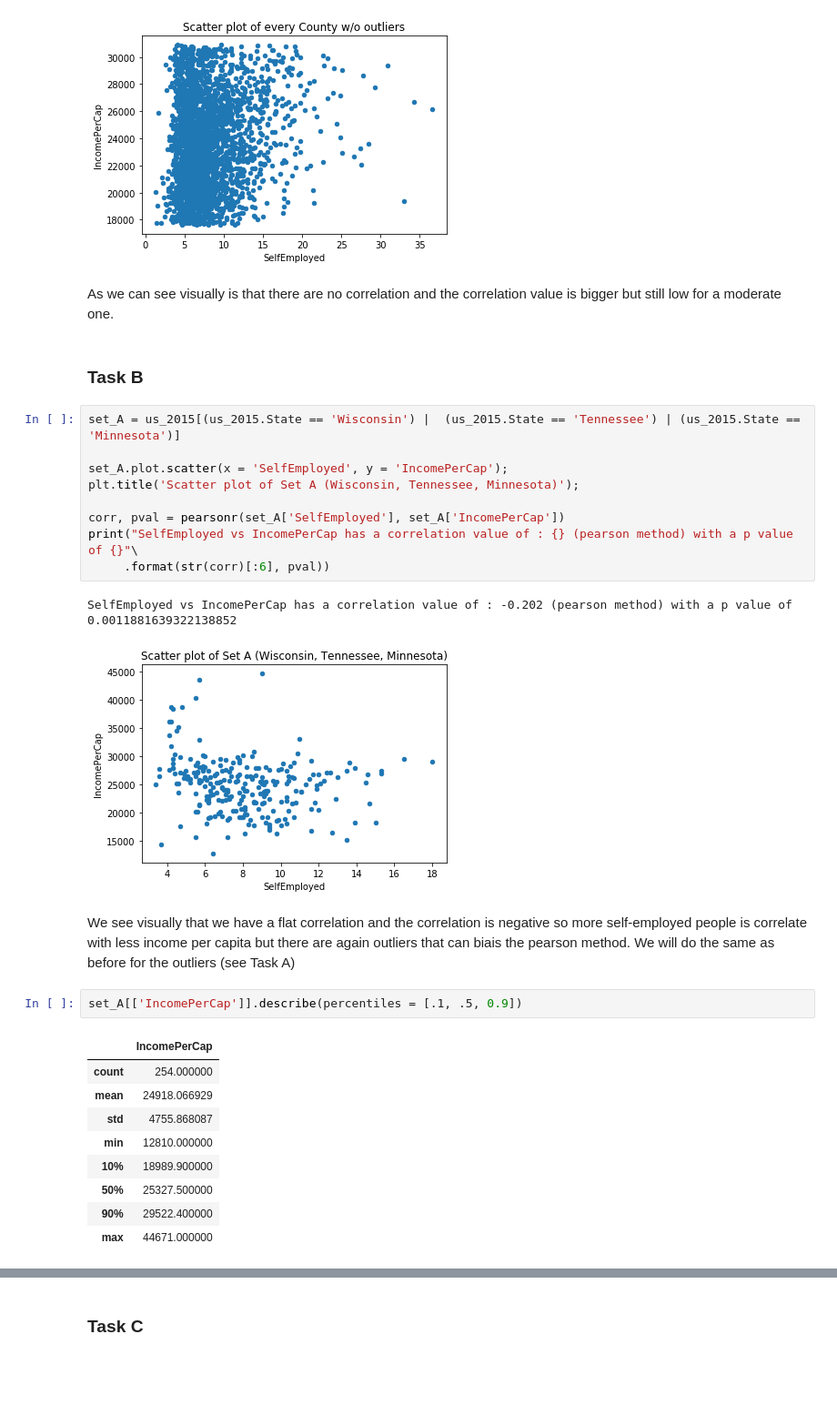
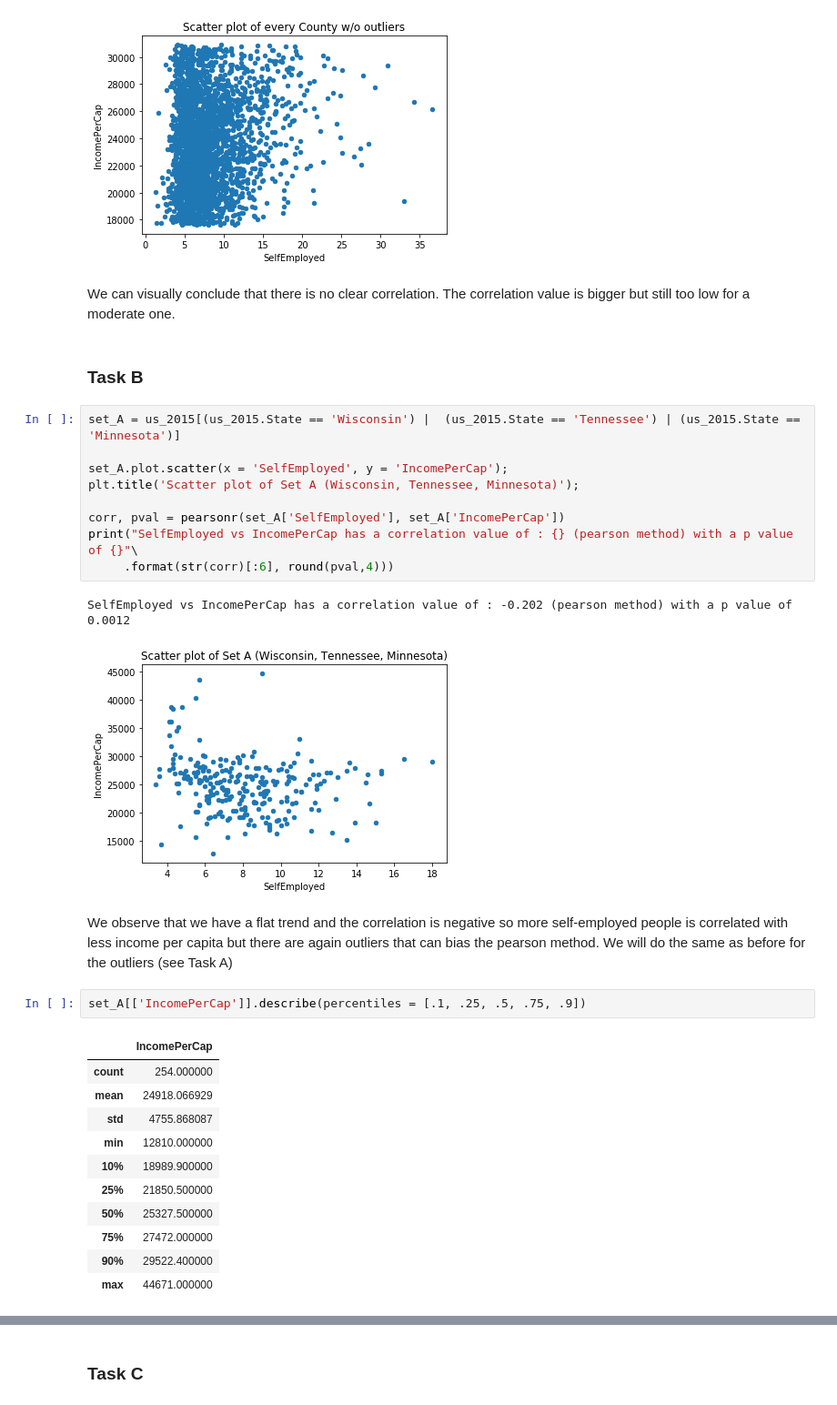
Before and after one commit to vbruttin/ada_homeworks, a Jupyter notebook: Homework4.ipynb, the cells around one changed output, grey strips where cells are left out. Shown at 91% size. Drawn from its saved outputs; the diff is of its cells as text; blank space fills up the shorter version.

```diff
--- a/Homework4.ipynb
+++ b/Homework4.ipynb
@@ -99,7 +100,7 @@ print("SelfEmployed vs IncomePerCap has a correlation value of : {} (pearson met
 SelfEmployed vs IncomePerCap has a correlation value of : 0.1407 (pearson method) with a p value of 7.222858973972974e-13
 [figure]
 # %% [markdown]
-As we can see visually is that there are no correlation and the correlation value is bigger but still low for a moderate one.
+We can visually conclude that there is no clear correlation. The correlation value is bigger but still too low for a moderate one.
 # %% [markdown]
 ### Task B
 # %%
@@ -110,22 +111,24 @@ plt.title('Scatter plot of Set A (Wisconsin, Tennessee, Minnesota)');
 
 corr, pval = pearsonr(set_A['SelfEmployed'], set_A['IncomePerCap'])
 print("SelfEmployed vs IncomePerCap has a correlation value of : {} (pearson method) with a p value of {}"\
-     .format(str(corr)[:6], pval))
+     .format(str(corr)[:6], round(pval,4)))
 # %% [output]
-SelfEmployed vs IncomePerCap has a correlation value of : -0.202 (pearson method) with a p value of 0.0011881639322138852
+SelfEmployed vs IncomePerCap has a correlation value of : -0.202 (pearson method) with a p value of 0.0012
 [figure]
 # %% [markdown]
-We see visually that we have a flat correlation and the correlation is negative so more self-employed people is correlate with less income per capita but there are again outliers that can biais the pearson method. We will do the same as before for the outliers (see Task A)
+We observe that we have a flat trend and the correlation is negative so more self-employed people is correlated with less income per capita but there are again outliers that can bias the pearson method. We will do the same as before for the outliers (see Task A)
 # %%
-set_A[['IncomePerCap']].describe(percentiles = [.1, .5, 0.9])
+set_A[['IncomePerCap']].describe(percentiles = [.1, .25, .5, .75, .9])
 # %% [output]
 |  | IncomePerCap |
 | count | 254.000000 |
 | mean | 24918.066929 |
 | std | 4755.868087 |
 | min | 12810.000000 |
 | 10% | 18989.900000 |
+| 25% | 21850.500000 |
 | 50% | 25327.500000 |
+| 75% | 27472.000000 |
 | 90% | 29522.400000 |
 | max | 44671.000000 |
 # %%
```
Also changed, not shown: parts of 30 cells of this notebook.
